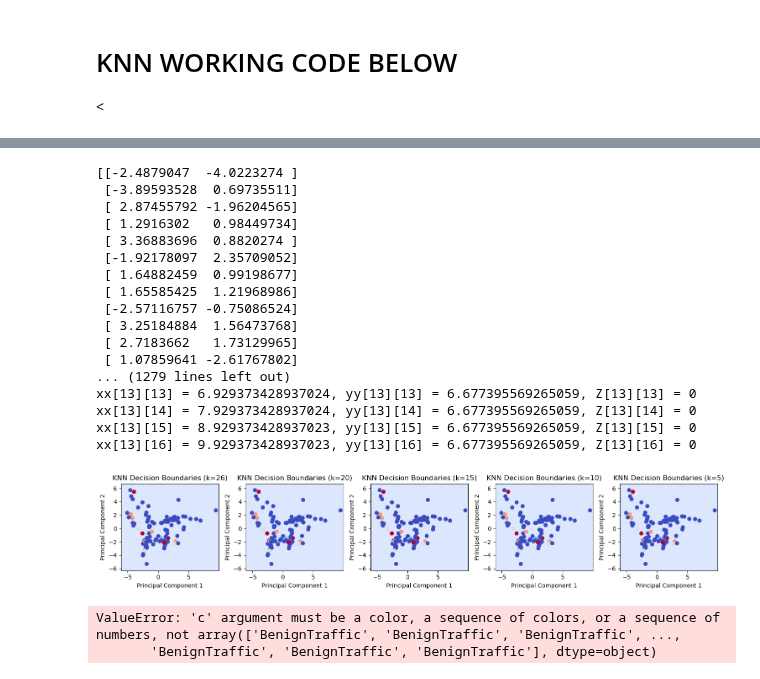
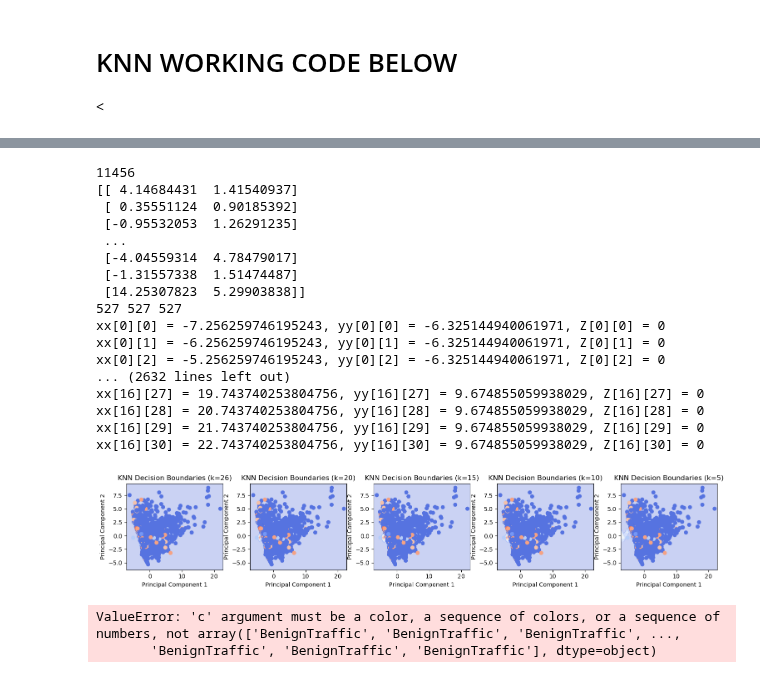
Before and after one commit to ML-Project-Team-5/Project_NetworkIDS, a Jupyter notebook: JUI-KNN.ipynb, the cells around one changed output, grey strips where cells are left out. Saved outputs shown, nothing was run; the diff lists cells and outputs as text; code cells hidden in the pictures.

Commit message:
update for plot in knn

```diff
--- a/JUI-KNN.ipynb
+++ b/JUI-KNN.ipynb
@@ -111,7 +106,7 @@ import pandas as pd
 import numpy as np
 import matplotlib.pyplot as plt
 from sklearn.feature_selection import SelectKBest, f_classif
-from sklearn.preprocessing import LabelEncoder
+from sklearn.preprocessing import LabelEncoder, StandardScaler
 from sklearn.decomposition import PCA
 from sklearn.feature_selection import VarianceThreshold
 
@@ -127,7 +122,7 @@ label_encoder = LabelEncoder()
 test_unknown_label_encoded = label_encoder.fit_transform(test_unknown_label)
 
 # Assuming knn_list is a list of KNN models with different k values
-#knn_list = [KNeighborsClassifier(n_neighbors=k) for k in [26, 20, 15, 10, 5]]
+knn_list = [KNeighborsClassifier(n_neighbors=k) for k in [26, 20, 15, 10, 5]]
 
 # Specify the number of features to select
 #k_best = 2
@@ -139,18 +134,23 @@ test_unknown_label_encoded = label_encoder.fit_transform(test_unknown_label)
 # Apply SelectKBest with ANOVA F-statistic as the scoring function
 ##selector = SelectKBest(f_classif, k=k_best)
 #selected_data = selector.fit_transform(test_unknown_data, test_unknown_label_encoded)
-downsampled_size = 100
-indices = np.random.choice(len(test_unknown_data), downsampled_size, replace=False)
-downsampled_data = test_unknown_data.iloc[indices]
-downsampled_labels = test_unknown_label.iloc[indices]
-downsampled_labels_endoded = label_encoder.fit_transform(downsampled_labels)
+##downsampled_size = 100
+#indices = np.random.choice(len(test_unknown_data), downsampled_size, replace=False)
+#downsampled_data = test_unknown_data.iloc[indices]
+#downsampled_labels = test_unknown_label.iloc[indices]
+#downsampled_labels_endoded = label_encoder.fit_transform(downsampled_labels)
 # Apply PCA for dimensionality reduction
 pca = PCA(n_components=2)
 #StandardScalar is used to reduce the size of the values to prevent memory error
 scaler = StandardScaler()
-scaled_data = scaler.fit_transform(downsampled_data)
+scaled_data = scaler.fit_transform(test_unknown_data)
 reduced_data = pca.fit_transform(scaled_data)
+#reduced_data2=pca.fit_transform(downsampled_data)
+print(reduced_data.size)
 print(reduced_data)
+#print(reduced_data2.size)
+#print(reduced_data2)
+
 
 
 def plot_decision_boundary(knn, X, y, title, ax):
@@ -164,53 +164,53 @@ def plot_decision_boundary(knn, X, y, title, ax):
     # Obtain predictions for each point in the meshgrid
     Z = knn.predict(np.c_[xx.ravel(), yy.ravel()])
     Z_encoded = label_encoder.fit_transform(Z)
     Z = Z_encoded.reshape(xx.shape)
     print(xx.size, yy.size, Z.size)
     for i in range(xx.shape[0]):
         for j in range(xx.shape[1]):
             print(f"xx[{i}][{j}] = {xx[i][j]}, yy[{i}][{j}] = {yy[i][j]}, Z[{i}][{j}] = {Z[i][j]}")
 
     ax.contourf(xx, yy, Z, cmap=plt.cm.coolwarm, alpha=0.3)
 
     # Plot the training points
     scatter = ax.scatter(X[:, 0], X[:, 1], c=y, cmap=plt.cm.coolwarm)
 
     ax.set_xlabel('Principal Component 1')
     ax.set_ylabel('Principal Component 2')
     ax.set_title(title)
 
 # Set up subplots
 fig, axes = plt.subplots(1, len(knn_list), figsize=(15, 3))  # Adjust figsize as needed
 # Assuming downsampled_labels is defined somewhere in your code
 for i, (knn, k) in enumerate(zip(knn_list, [26, 20, 15, 10, 5])):
     # Fit KNN on the downsampled data
-    knn.fit(reduced_data, downsampled_labels_endoded)
-    plot_decision_boundary(knn, reduced_data, downsampled_labels_endoded, f'KNN Decision Boundaries (k={k})', axes[i])
+    knn.fit(reduced_data, test_unknown_label_encoded)
+    plot_decision_boundary(knn, reduced_data, test_unknown_label_encoded, f'KNN Decision Boundaries (k={k})', axes[i])
 
 # Adjust layout
 plt.tight_layout()
 
 # Show the plots
 plt.show()
 # %% [output]
-[[-2.4879047  -4.0223274 ]
- [-3.89593528  0.69735511]
- [ 2.87455792 -1.96204565]
- [ 1.2916302   0.98449734]
- [ 3.36883696  0.8820274 ]
- [-1.92178097  2.35709052]
- [ 1.64882459  0.99198677]
- [ 1.65585425  1.21968986]
- [-2.57116757 -0.75086524]
- [ 3.25184884  1.56473768]
- [ 2.7183662   1.73129965]
- [ 1.07859641 -2.61767802]
-... (1279 lines left out)
-xx[13][13] = 6.929373428937024, yy[13][13] = 6.677395569265059, Z[13][13] = 0
-xx[13][14] = 7.929373428937024, yy[13][14] = 6.677395569265059, Z[13][14] = 0
-xx[13][15] = 8.929373428937023, yy[13][15] = 6.677395569265059, Z[13][15] = 0
-xx[13][16] = 9.929373428937023, yy[13][16] = 6.677395569265059, Z[13][16] = 0
+11456
+[[ 4.14684431  1.41540937]
+ [ 0.35551124  0.90185392]
+ [-0.95532053  1.26291235]
+ ...
+ [-4.04559314  4.78479017]
+ [-1.31557338  1.51474487]
+ [14.25307823  5.29903838]]
+527 527 527
+xx[0][0] = -7.256259746195243, yy[0][0] = -6.325144940061971, Z[0][0] = 0
+xx[0][1] = -6.256259746195243, yy[0][1] = -6.325144940061971, Z[0][1] = 0
+xx[0][2] = -5.256259746195243, yy[0][2] = -6.325144940061971, Z[0][2] = 0
+... (2632 lines left out)
+xx[16][27] = 19.743740253804756, yy[16][27] = 9.674855059938029, Z[16][27] = 0
+xx[16][28] = 20.743740253804756, yy[16][28] = 9.674855059938029, Z[16][28] = 0
+xx[16][29] = 21.743740253804756, yy[16][29] = 9.674855059938029, Z[16][29] = 0
+xx[16][30] = 22.743740253804756, yy[16][30] = 9.674855059938029, Z[16][30] = 0
-[figure, old version]
+[figure, new version]
 # %%
 # Scatter plot for visualization
 plt.figure(figsize=(8, 6))
```
Also changed, not shown: parts of 1 cell of this notebook.
